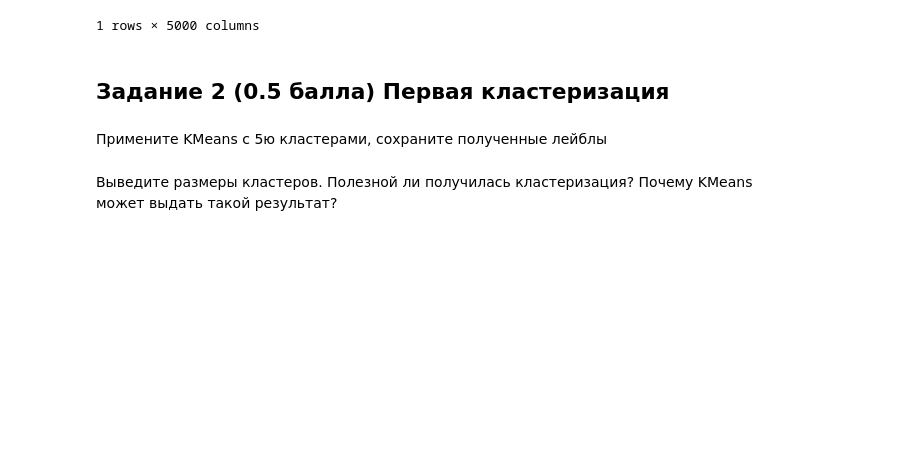
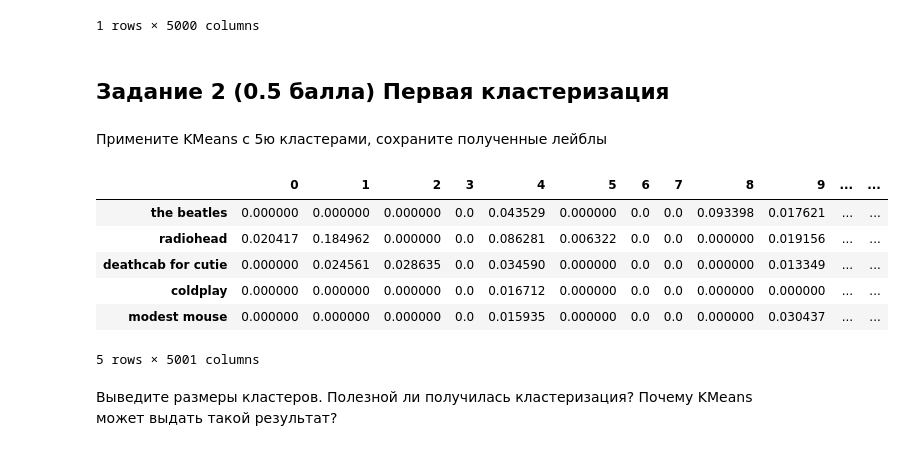
Before and after one commit to mishcum/iad_hse, a Jupyter notebook: homeworks/hw08/hw08_boosting_clustering.ipynb, the cells around one changed output. Cells and saved outputs as stored; diff of their text form; code cells hidden in the pictures; blank space fills up the shorter version.

```diff
--- a/homeworks/hw08/hw08_boosting_clustering.ipynb
+++ b/homeworks/hw08/hw08_boosting_clustering.ipynb
@@ -272,7 +404,18 @@ ratings.sample()
 # %%
 from sklearn.cluster import KMeans
 
-# -- YOUR CODE HERE --
+ratings.drop('cluster', axis=1, inplace=True, errors='ignore')  # для перезапусков
+kmeans = KMeans(n_clusters=5, random_state=1).fit(ratings)
+ratings['cluster'] = kmeans.labels_
+ratings.head()
+# %% [output]
+|  | 0 | 1 | 2 | 3 | 4 | 5 | 6 | 7 | 8 | 9 | ... | ... |
+| the beatles | 0.000000 | 0.000000 | 0.000000 | 0.0 | 0.043529 | 0.000000 | 0.0 | 0.0 | 0.093398 | 0.017621 | ... | ... |
+| radiohead | 0.020417 | 0.184962 | 0.000000 | 0.0 | 0.086281 | 0.006322 | 0.0 | 0.0 | 0.000000 | 0.019156 | ... | ... |
+| deathcab for cutie | 0.000000 | 0.024561 | 0.028635 | 0.0 | 0.034590 | 0.000000 | 0.0 | 0.0 | 0.000000 | 0.013349 | ... | ... |
+| coldplay | 0.000000 | 0.000000 | 0.000000 | 0.0 | 0.016712 | 0.000000 | 0.0 | 0.0 | 0.000000 | 0.000000 | ... | ... |
+| modest mouse | 0.000000 | 0.000000 | 0.000000 | 0.0 | 0.015935 | 0.000000 | 0.0 | 0.0 | 0.000000 | 0.030437 | ... | ... |
+5 rows × 5001 columns
 # %% [markdown]
 Выведите размеры кластеров. Полезной ли получилась кластеризация? Почему KMeans может выдать такой результат?
 # %%
```
Also changed, not shown: parts of 27 cells of this notebook.
